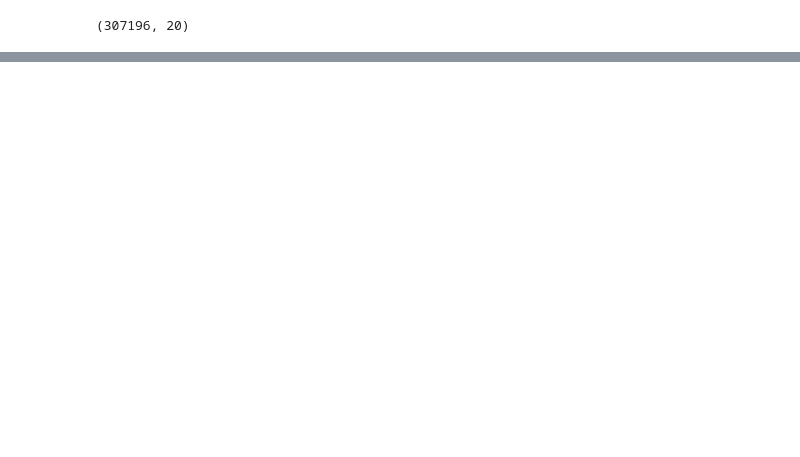
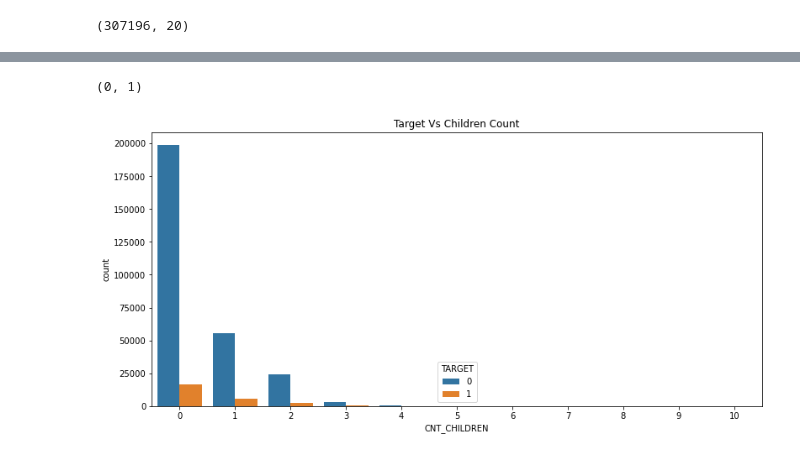
Before and after one commit to shardul-rajhans/Bank-Credit-Loan-Risk-Analytics-EDA, a Jupyter notebook: shardul_sohini_eda_case_study.ipynb, the cells around one changed output, grey strips where cells are left out. Cells and saved outputs as stored; diff of their text form; code cells hidden in the pictures; blank space fills up the shorter version.

```diff
--- a/shardul_sohini_eda_case_study.ipynb
+++ b/shardul_sohini_eda_case_study.ipynb
@@ -1255,0 +1298,13 @@ application_data.shape
+# %%
+# plt.legend(tuple(application_data.TARGET.value_counts().index), ('All other customers','Customers facing payment difficulties'))
+tuple(application_data.TARGET.value_counts().index)
+# %% [output]
+(0, 1)
+# %%
+# Let's analyze how distribution is target variable is spread across the customers with respect to Children Count
+plt.figure(figsize=[13,6])
+graph = sns.countplot(x = application_data.CNT_CHILDREN, hue = application_data.TARGET)
+graph.set_title("Target Vs Children Count")
+plt.show()
+# %% [output]
+[figure, added]
```
Also changed, not shown: parts of 9 cells of this notebook.
